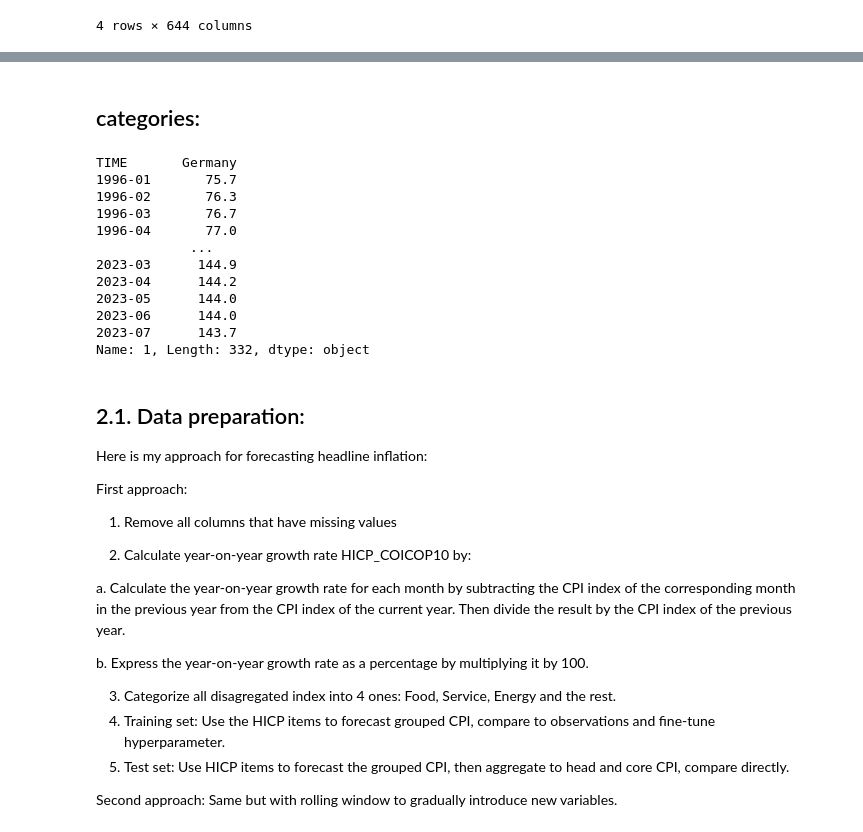
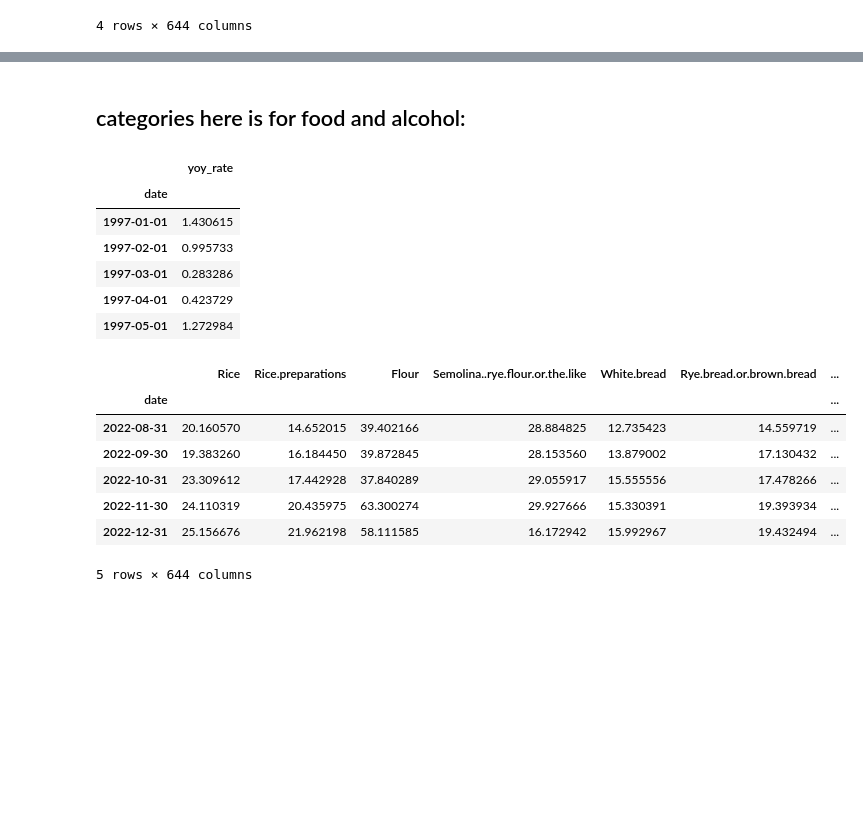
Before and after one commit to lamlam98765/thesis_code, a Jupyter notebook: main/Shrinkage_methods.ipynb, the cells around one changed output, grey strips where cells are left out. Cells and saved outputs as stored; diff of their text form; code cells hidden in the pictures; blank space fills up the shorter version.

Commit message:
change date

```diff
--- a/main/Shrinkage_methods.ipynb
+++ b/main/Shrinkage_methods.ipynb
@@ -27,3 +17,7 @@ HICP_monthly.head()
+# %%
+HICP_monthly = pd.read_csv('data/preprocessed/hicp_yoy.csv')
+HICP_monthly['date'] = pd.to_datetime(HICP_monthly['date'])
+HICP_monthly.set_index('date', inplace=True)
 # %%
 HICP_Weights = pd.read_excel('data/HICP_COICOP10s.xlsx', sheet_name='HICP_Weights')
 HICP_Weights.head()
@@ -90,20 +43,17 @@ HICP_yoy.head(20)
 # %% [markdown]
-## categories:
+## categories here is for food and alcohol:
 # %%
 # HICP for categories:
 
-HICP_food = pd.read_excel('data/prc_hicp_food_non_alcohol.xlsx', sheet_name= 'Sheet 1',skiprows=8).T
-HICP_food = HICP_food.iloc[:, 1]
+HICP_food = pd.read_csv('data/preprocessed/food_yoy_infl.csv')
+HICP_food['date'] = pd.to_datetime(HICP_food['date'])
+HICP_food.set_index('date', inplace=True)
+HICP_food.head()
 # %% [output]
-TIME       Germany
-1996-01       75.7
-1996-02       76.3
-1996-03       76.7
-1996-04       77.0
-            ...
-2023-03      144.9
-2023-04      144.2
-2023-05      144.0
-2023-06      144.0
-2023-07      143.7
-Name: 1, Length: 332, dtype: object
+|  | yoy_rate |
+| date |  |
+| 1997-01-01 | 1.430615 |
+| 1997-02-01 | 0.995733 |
+| 1997-03-01 | 0.283286 |
+| 1997-04-01 | 0.423729 |
+| 1997-05-01 | 1.272984 |
@@ -116,20 +59,0 @@ def import_clean_hicp_cat(file):
-# %% [markdown]
-## 2.1. Data preparation:
-
-Here is my approach for forecasting headline inflation:
-
-First approach:
-1. Remove all columns that have missing values
-
-2. Calculate year-on-year growth rate HICP_COICOP10 by:
-
-a. Calculate the year-on-year growth rate for each month by subtracting the CPI index of the corresponding month in the previous year from the CPI index of the current year. Then divide the result by the CPI index of the previous year.
-
-b. Express the year-on-year growth rate as a percentage by multiplying it by 100.
-
-3. Categorize all disagregated index into 4 ones: Food, Service, Energy and the rest.
-4. Training set: Use the HICP items to forecast grouped CPI, compare to observations and fine-tune hyperparameter.
-5. Test set: Use HICP items to forecast the grouped CPI, then aggregate to head and core CPI, compare directly.
-
-Second approach:
-Same but with rolling window to gradually introduce new variables.
@@ -145,3 +60,14 @@ def clean_hicp_cat(df):
+# %%
+HICP_monthly.tail(5)
+# %% [output]
+|  | Rice | Rice.preparations | Flour | Semolina..rye.flour.or.the.like | White.bread | Rye.bread.or.brown.bread | ... |
+| date |  |  |  |  |  |  | ... |
+| 2022-08-31 | 20.160570 | 14.652015 | 39.402166 | 28.884825 | 12.735423 | 14.559719 | ... |
+| 2022-09-30 | 19.383260 | 16.184450 | 39.872845 | 28.153560 | 13.879002 | 17.130432 | ... |
+| 2022-10-31 | 23.309612 | 17.442928 | 37.840289 | 29.055917 | 15.555556 | 17.478266 | ... |
+| 2022-11-30 | 24.110319 | 20.435975 | 63.300274 | 29.927666 | 15.330391 | 19.393934 | ... |
+| 2022-12-31 | 25.156676 | 21.962198 | 58.111585 | 16.172942 | 15.992967 | 19.432494 | ... |
+5 rows × 644 columns
 # %%
 # Extract data into groups:
 # Full data groups:
```
Also changed, not shown: parts of 17 cells of this notebook, 9 other files.
